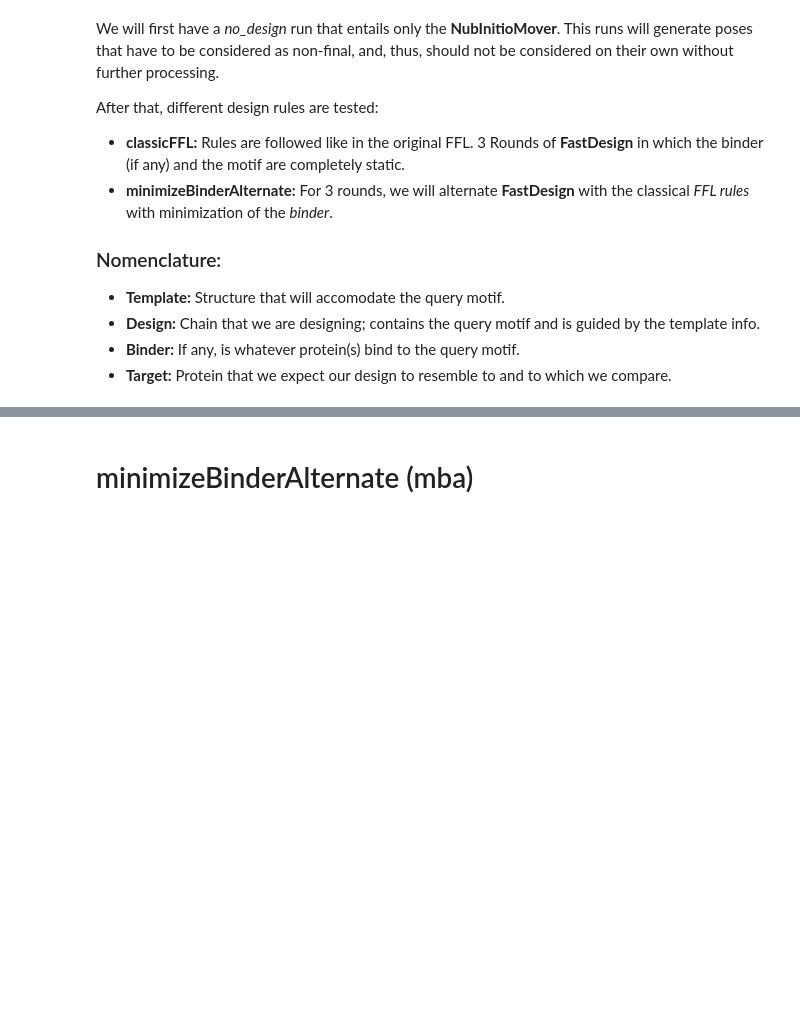
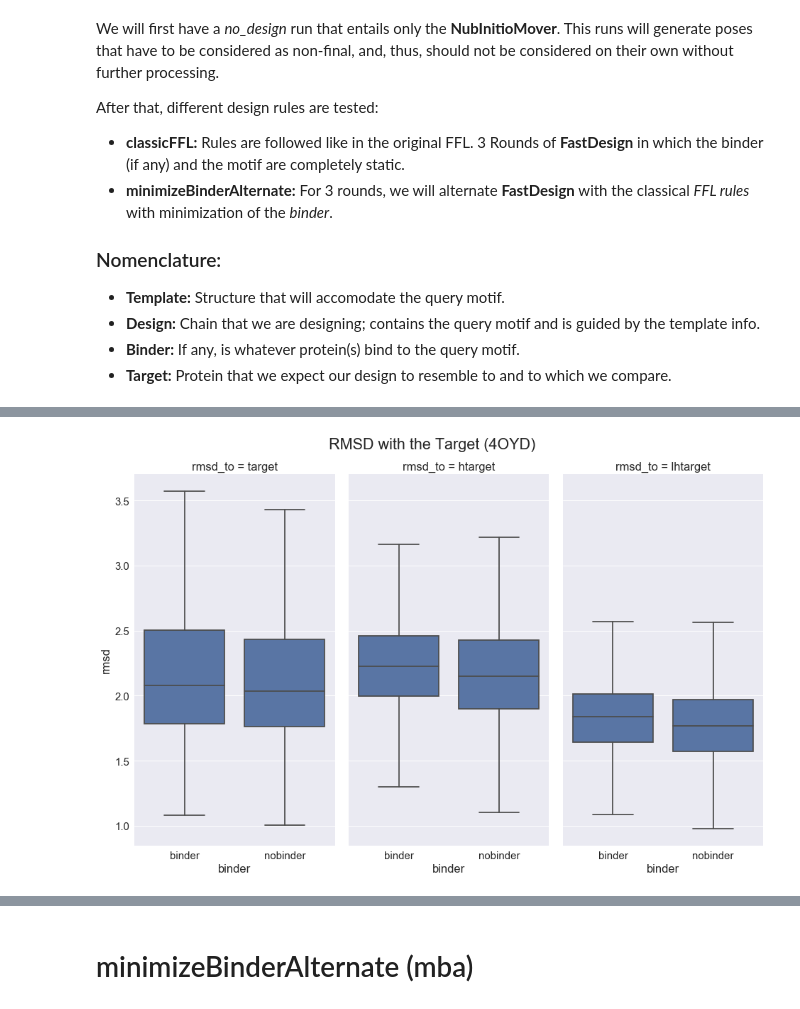
Before and after one commit to jaumebonet/FunFolDesTutorial, a Jupyter notebook: benchmark/scientific/bcl2/experiments/from4oyd/README.ipynb, the cells around one changed output, grey strips where cells are left out. Drawn from its saved outputs; the diff is of its cells as text; code cells hidden in the pictures; blank space fills up the shorter version.

```diff
--- a/benchmark/scientific/bcl2/experiments/from4oyd/README.ipynb
+++ b/benchmark/scientific/bcl2/experiments/from4oyd/README.ipynb
@@ -44,0 +60,37 @@ or matplotlib.backends is imported for the first time.
+# %%
+experiments = [
+    ("classicFFL/binder/design_classicFFL_1_minisilent", "classicFFL/binder/ddg_evaluation.score"),
+    ("classicFFL/nobinder/design_classicFFL_1_minisilent", "classicFFL/nobinder/ddg_evaluation.score")
+]
+definition = {
+    "scores":{
+        "description": "description", "design_score": "score",
+        "GRMSD2Target": "GRMSD2Target",
+        "LRMSD2Target": "LRMSD2Target", "LRMSDH2Target": "LRMSDH2Target", "LRMSDLH2Target": "LRMSDLH2Target"
+    },
+    "naming": ["", "", "binder", "", "cluster", "decoy", "experiment", "", "", ""]
+}
+ddg_definition = {
+    "scores":{
+        "description": "description", "ddg": "ddg", "post_ddg": "min_ddg", "rmsd_drift": "rmsd_drift"
+    },
+    "naming": ["", "", "binder", "", "cluster", "decoy", "experiment", "", "", "", ""]
+}
+logic = {
+    "keep": ["description", "binder", "cluster", "decoy", "experiment", "ddg", "min_ddg", "score", "rmsd_drift"],
+    "split": [("GRMSD2Target",  "global", "target"),  ("LRMSD2Target",   "local", "target"),
+              ("LRMSDH2Target", "local",  "htarget"), ("LRMSDLH2Target", "local", "lhtarget")],
+    "names": ["rmsd", "rmsd_alignment", "rmsd_to"]
+}
+# %%
+dataframes = []
+for experiment in experiments:
+    dlist_main = rstoolbox.api.read_rosetta_silent(experiment[0])
+    df_main    = rstoolbox.api.process_from_definitions(dlist_main, definition)
+    dlist_ddg  = rstoolbox.api.read_rosetta_silent(experiment[1])
+    df_ddg     = rstoolbox.api.process_from_definitions(dlist_ddg, ddg_definition)
+    df_ddg     = df_ddg.drop("description", axis=1)
+    df         = pd.merge(df_main, df_ddg, how='left', on=['cluster', 'decoy', 'experiment', 'binder'])
+    dataframes.append(df)
+ffl_data      = pd.concat(dataframes)
+ffl_plot_data = merge_rmsd_types( ffl_data, logic )
@@ -44,0 +118,9 @@ or matplotlib.backends is imported for the first time.
+# %%
+g = sns.FacetGrid(ffl_plot_data, col="rmsd_to", size=9, aspect=0.5)
+(g.map(sns.boxplot, "binder", "rmsd", showfliers=False)
+ .despine(left=True))
+plt.subplots_adjust(top=0.9)
+g.fig.suptitle('RMSD with the Target (4OYD)')
+sns.plt.show()
+# %% [output]
+[figure, added]
```
Also changed, not shown: parts of 8 cells of this notebook, 3 other files.
